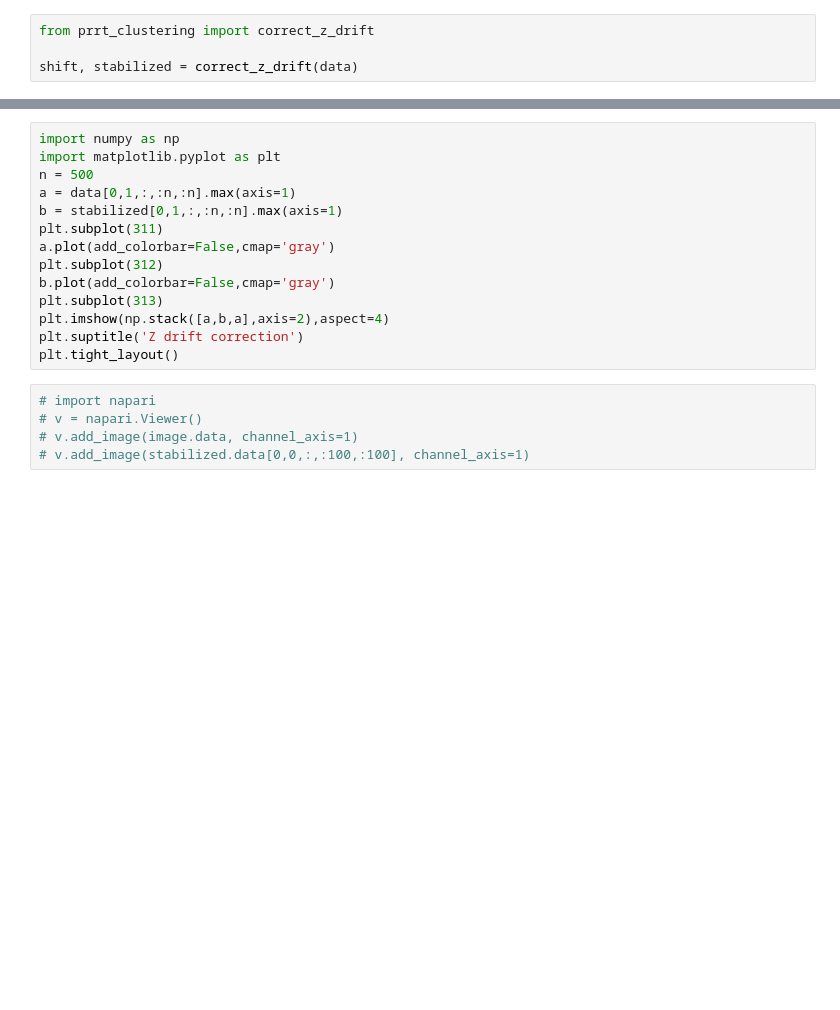
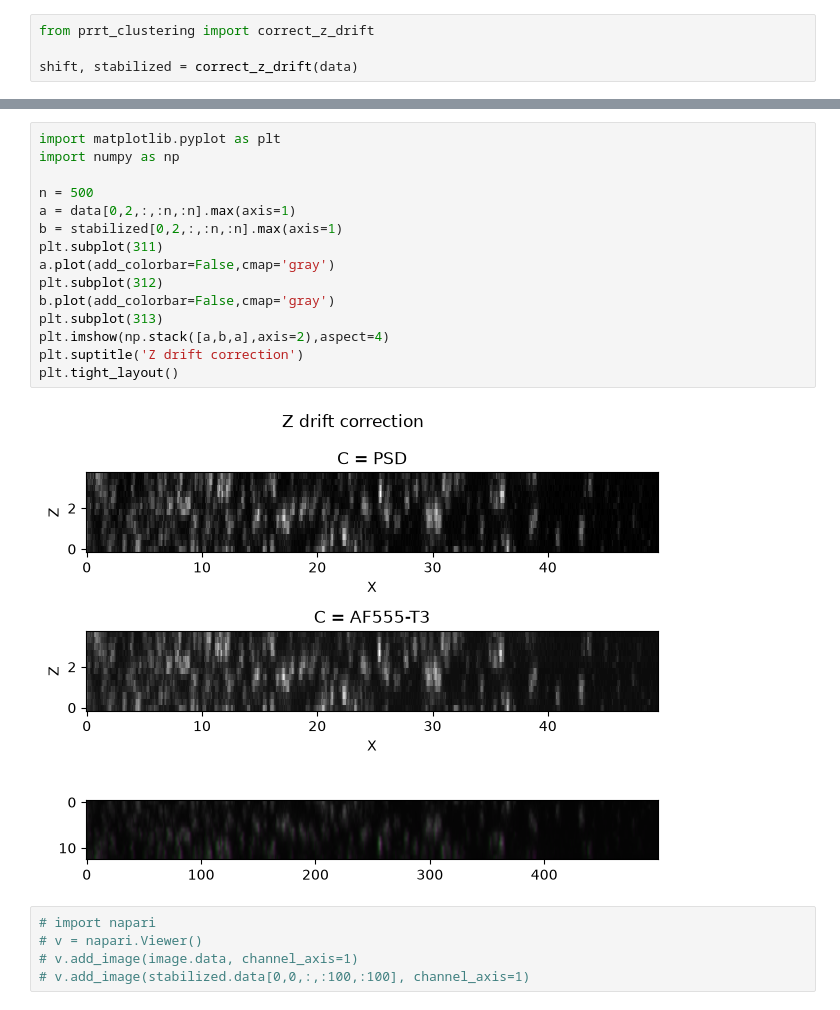
Before and after one commit to jboulanger/synex, a Jupyter notebook: notebooks/Analysis.ipynb, the cells around one changed output, grey strips where cells are left out. Cells and saved outputs as stored; diff of their text form; blank space fills up the shorter version.

```diff
--- a/notebooks/Analysis.ipynb
+++ b/notebooks/Analysis.ipynb
@@ -35,17 +41,20 @@ plt.ylabel("shift [um]")
 # %%
+import matplotlib.pyplot as plt
 import numpy as np
-import matplotlib.pyplot as plt
+
 n = 500
-a = data[0,1,:,:n,:n].max(axis=1)
-b = stabilized[0,1,:,:n,:n].max(axis=1)
+a = data[0,2,:,:n,:n].max(axis=1)
+b = stabilized[0,2,:,:n,:n].max(axis=1)
 plt.subplot(311)
 a.plot(add_colorbar=False,cmap='gray')
 plt.subplot(312)
 b.plot(add_colorbar=False,cmap='gray')
 plt.subplot(313)
 plt.imshow(np.stack([a,b,a],axis=2),aspect=4)
 plt.suptitle('Z drift correction')
 plt.tight_layout()
+# %% [output]
+[figure, added]
 # %%
 # import napari
 # v = napari.Viewer()
```
Also changed, not shown: parts of 17 cells of this notebook, 7 other files.
